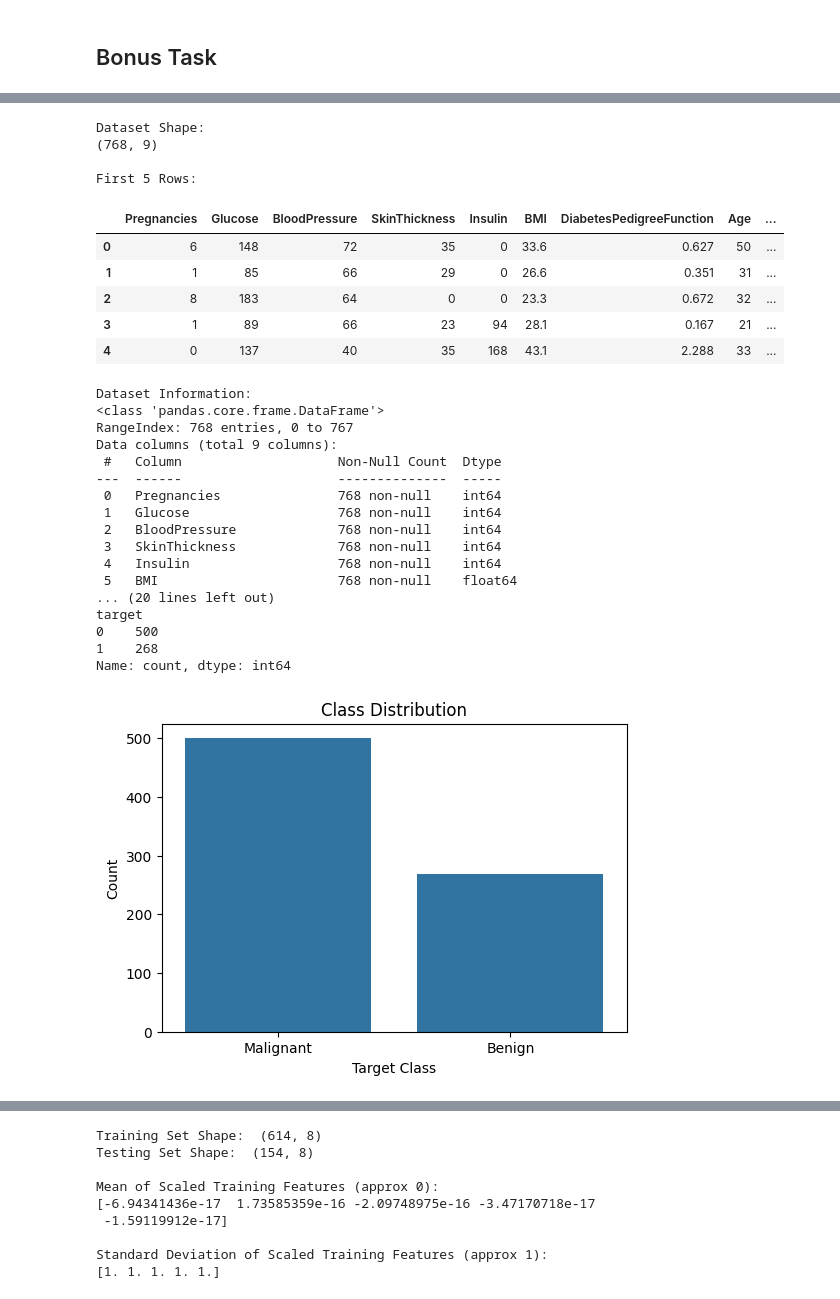
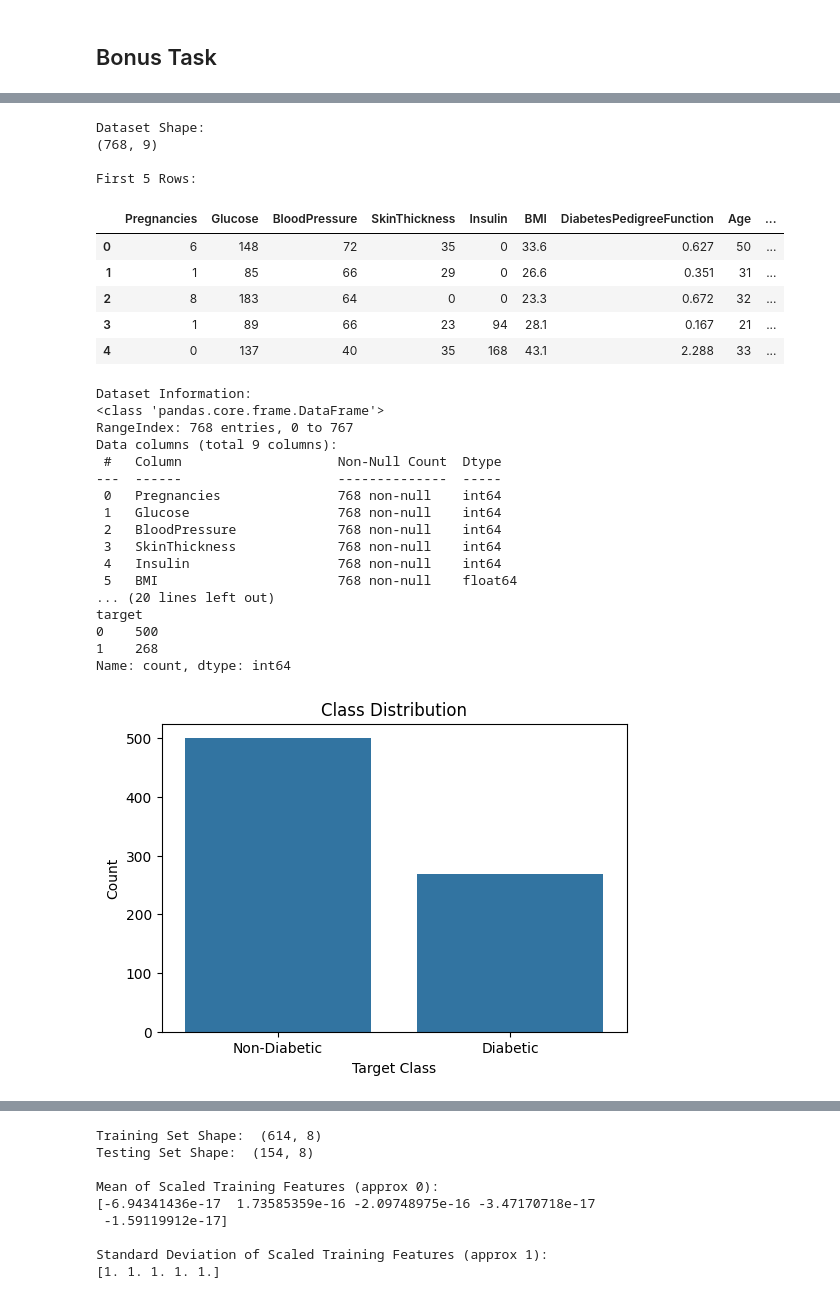
Before and after one commit to sumedhpuri/i_was_bored, a Jupyter notebook: machine_learning/machine_learning_assignment_1.ipynb, the cells around one changed output, grey strips where cells are left out. Saved outputs shown, nothing was run; the diff lists cells and outputs as text; code cells hidden in the pictures.

Commit message:
bonus

```diff
--- a/machine_learning/machine_learning_assignment_1.ipynb
+++ b/machine_learning/machine_learning_assignment_1.ipynb
@@ -1313,7 +1319,7 @@ print("\nMissing Values: ")
 print(df_bonus.isnull().sum()) #looks like its a very good dataset, no nulls
 
 print("\nClass Distribution:")
-print(df_bonus['target'].value_counts()) # 1 - 357, 0 - 212
+print(df_bonus['target'].value_counts()) # 1 - 500, 0 - 268
 
 #class distribution
 plt.figure(figsize=(6, 4))
@@ -1321,7 +1327,7 @@ sns.countplot(x='target', data=df_bonus)
 plt.title("Class Distribution")
 plt.xlabel("Target Class")
 plt.ylabel("Count")
-plt.xticks([0, 1], ['Malignant', 'Benign'])
+plt.xticks([0, 1], ['Non-Diabetic', 'Diabetic'])
 plt.show()
 
 #correlation heatmap
@@ -1353,34 +1359,34 @@ print(np.mean(X_train_scaled, axis=0)[:5])
 print("\nStandard Deviation of Scaled Training Features (approx 1):")
 print(np.std(X_train_scaled, axis=0)[:5])
 # %% [output]
 Dataset Shape:
 (768, 9)
 
 First 5 Rows:
 |  | Pregnancies | Glucose | BloodPressure | SkinThickness | Insulin | BMI | DiabetesPedigreeFunction | Age | ... |
 | 0 | 6 | 148 | 72 | 35 | 0 | 33.6 | 0.627 | 50 | ... |
 | 1 | 1 | 85 | 66 | 29 | 0 | 26.6 | 0.351 | 31 | ... |
 | 2 | 8 | 183 | 64 | 0 | 0 | 23.3 | 0.672 | 32 | ... |
 | 3 | 1 | 89 | 66 | 23 | 94 | 28.1 | 0.167 | 21 | ... |
 | 4 | 0 | 137 | 40 | 35 | 168 | 43.1 | 2.288 | 33 | ... |
 Dataset Information:
 <class 'pandas.core.frame.DataFrame'>
 RangeIndex: 768 entries, 0 to 767
 Data columns (total 9 columns):
  #   Column                    Non-Null Count  Dtype
 ---  ------                    --------------  -----
  0   Pregnancies               768 non-null    int64
  1   Glucose                   768 non-null    int64
  2   BloodPressure             768 non-null    int64
  3   SkinThickness             768 non-null    int64
  4   Insulin                   768 non-null    int64
  5   BMI                       768 non-null    float64
 ... (20 lines left out)
 target
 0    500
 1    268
 Name: count, dtype: int64
-[figure, old version]
+[figure, new version]
 [figure]
 Training Set Shape:  (614, 8)
 Testing Set Shape:  (154, 8)
```
Also changed, not shown: parts of 3 cells of this notebook.
